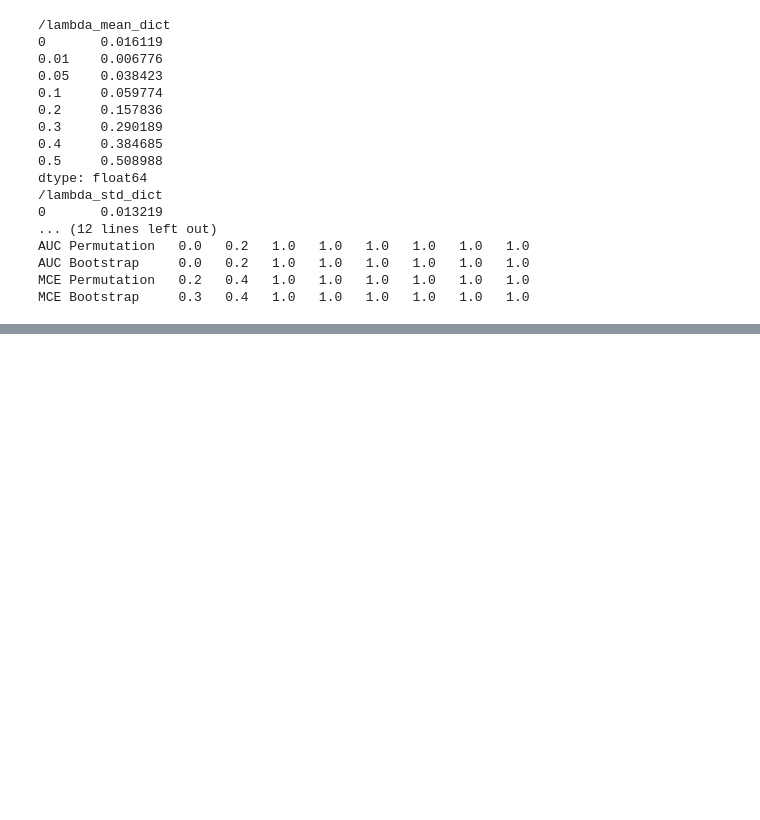
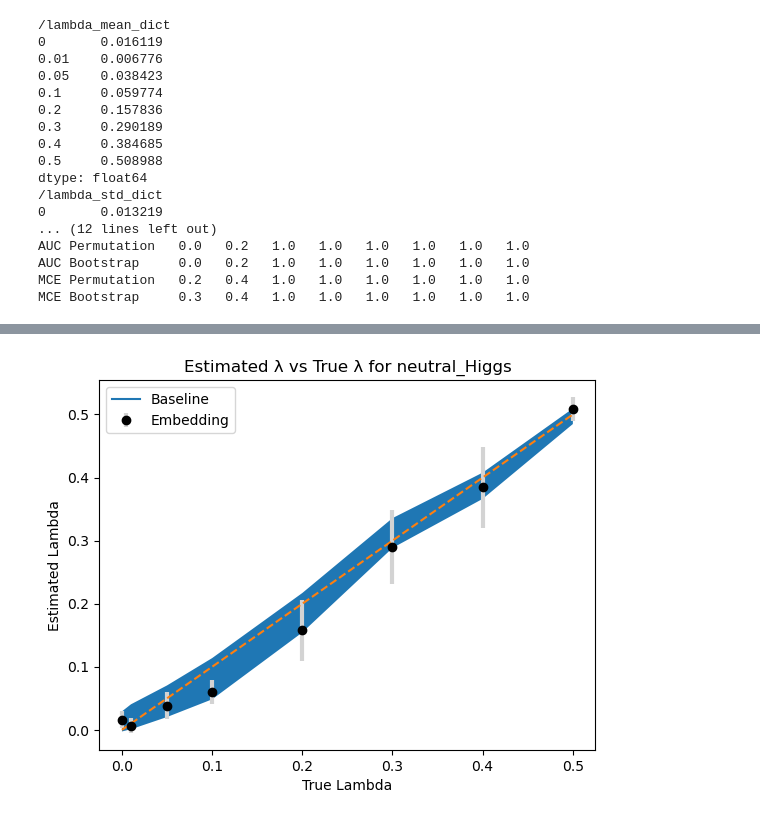
Before and after one commit to ZhengtingHe/ADwithNE, a Jupyter notebook: demo/results.ipynb, the cells around one changed output, grey strips where cells are left out. Drawn from its saved outputs; the diff is of its cells as text; code cells hidden in the pictures; blank space fills up the shorter version.

```diff
--- a/demo/results.ipynb
+++ b/demo/results.ipynb
@@ -6,4 +8,5 @@ import pandas as pd
 test_signal = "neutral_Higgs"
 # test_signal = "charged_Higgs"
 h5file_name = "mlp_lambda_estimator_{}.h5".format(test_signal)
+baseline_h5file_name = "baseline_lambda_estimator_{}.h5".format(test_signal)
 # %%
@@ -31,0 +52,22 @@ MCE Bootstrap     0.3   0.4   1.0   1.0   1.0   1.0   1.0   1.0
+# %%
+def plot_lambda_with_baseline(lambda_mean_dict, lambda_std_dict, baseline_mean_dict, baseline_std_dict, signal):
+    x_baseline = np.array([float(key) for key in baseline_mean_dict.keys()])
+    y_baseline = np.array([baseline_mean_dict[key] for key in baseline_mean_dict.keys()])
+    yerr_baseline = np.array([baseline_std_dict[key] for key in baseline_std_dict.keys()])
+    plt.plot(x_baseline, y_baseline, label="Baseline")
+    plt.fill_between(x_baseline, y_baseline-yerr_baseline, y_baseline+yerr_baseline)
+    x = np.array([float(key) for key in lambda_mean_dict.keys()])
+    y = np.array([lambda_mean_dict[key] for key in lambda_mean_dict.keys()])
+    yerr = np.array([lambda_std_dict[key] for key in lambda_std_dict.keys()])
+    plt.errorbar(x, y, yerr=yerr, fmt='o', color='black', ecolor='lightgray', elinewidth=3, label="Embedding")
+    true_x = np.linspace(0, np.max(x), 10)
+    plt.plot(true_x, true_x, '--')
+    plt.xlabel("True Lambda")
+    plt.ylabel("Estimated Lambda")
+    plt.title("Estimated λ vs True λ for {}".format(signal))
+    plt.legend()
+    plt.show()
+# %%
+plot_lambda_with_baseline(h5["lambda_mean_dict"].to_dict(), h5["lambda_std_dict"].to_dict(), h5_baseline["lambda_mean_dict"].to_dict(), h5_baseline["lambda_std_dict"].to_dict(), test_signal)
+# %% [output]
+[figure, added]
```
Also changed, not shown: parts of 4 cells of this notebook, 7 other files.
